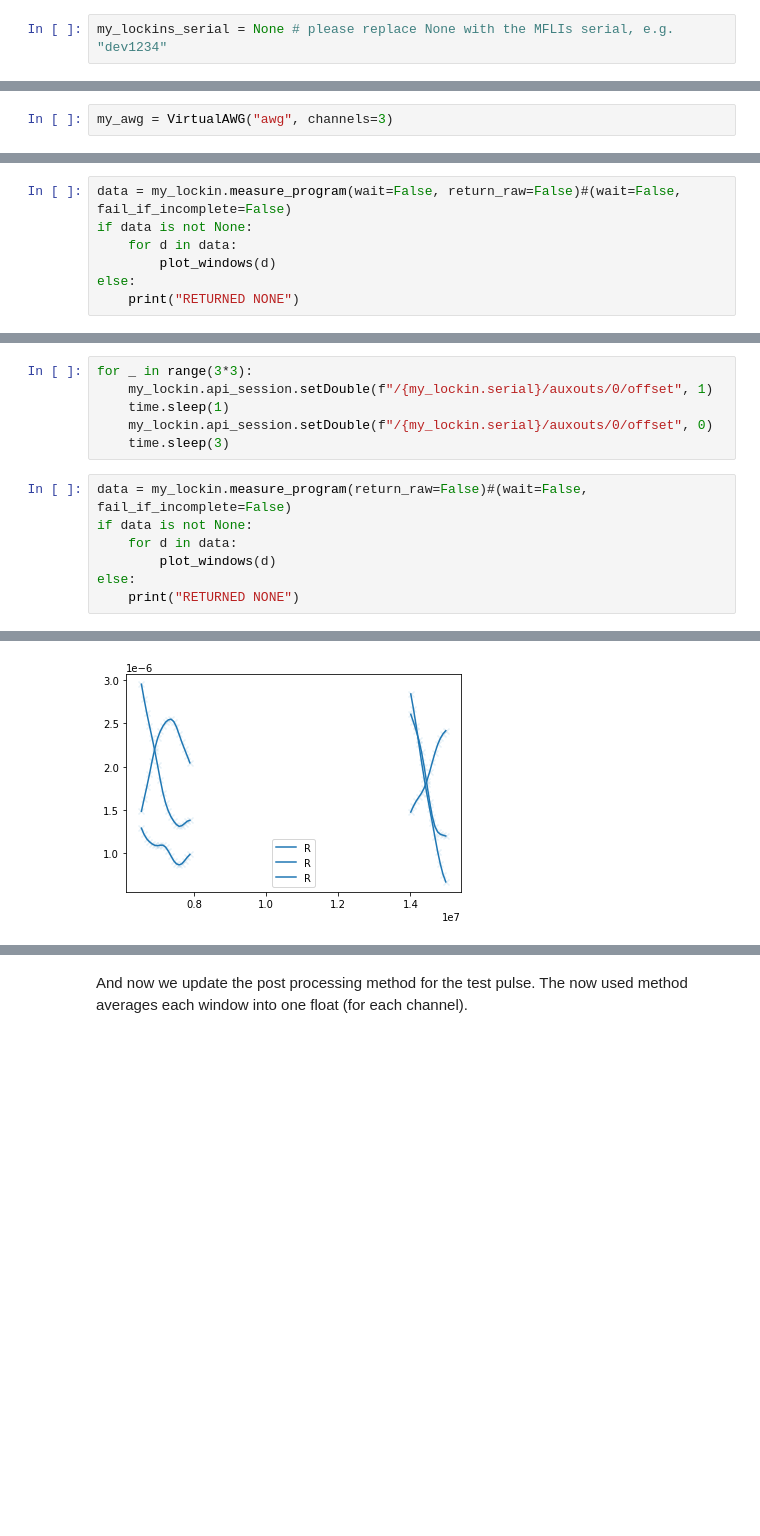
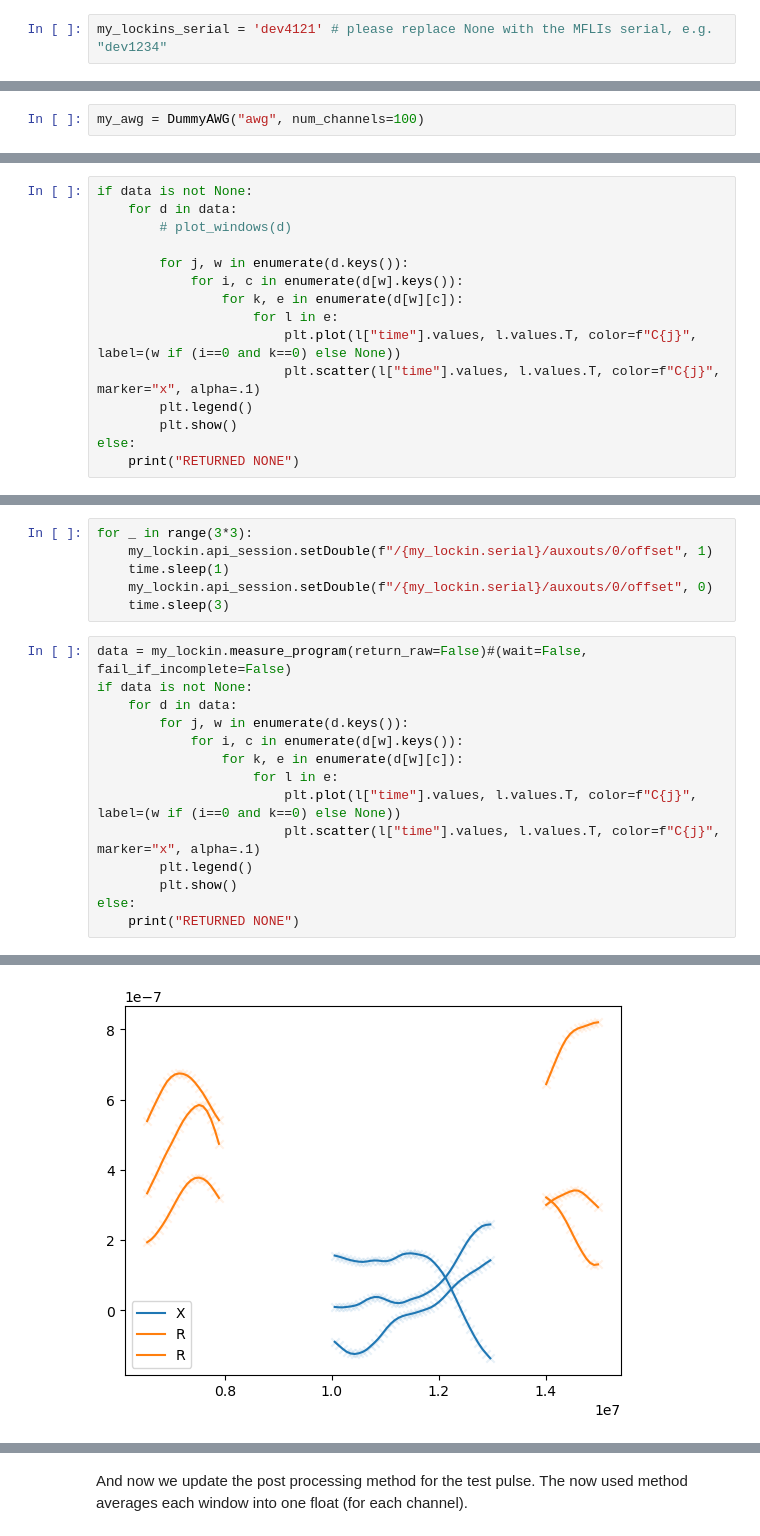
Before and after one commit to qutech/qupulse-mfli, a Jupyter notebook: examples/zurich_instruments_lockin_mfli_daq.ipynb, the cells around one changed output, grey strips where cells are left out. Cells and saved outputs as stored; diff of their text form; blank space fills up the shorter version.

````diff
--- a/examples/zurich_instruments_lockin_mfli_daq.ipynb
+++ b/examples/zurich_instruments_lockin_mfli_daq.ipynb
@@ -24,7 +24,7 @@ import zhinst.ziPython as zi
 # %% [markdown]
 Please replace ```None``` in the next cell with the serial string of your MFLI. E.g. something in the form of ```"dev1234"```.
 # %%
-my_lockins_serial = None # please replace None with the MFLIs serial, e.g. "dev1234"
+my_lockins_serial = 'dev4121' # please replace None with the MFLIs serial, e.g. "dev1234"
 # %%
 assert my_lockins_serial is not None, "Please save the MFLIs serial string in my_lockins_serial"
 my_lockin = MFLIDAQ.connect_to(device_serial=my_lockins_serial)
@@ -205,7 +203,7 @@ from qupulse.hardware.setup import HardwareSetup, MeasurementMask, PlaybackChann
 # %% [markdown]
 As we also have a pulse, that contains some outputs, a virtual awg is used.
 # %%
-my_awg = VirtualAWG("awg", channels=3)
+my_awg = DummyAWG("awg", num_channels=100)
 # %% [markdown]
 The ```HardwareSetup``` is the central qupulse object that contains all devices for this setup.
 # %%
@@ -344,8 +382,16 @@ And then we read some data back from the device.
 # %%
-data = my_lockin.measure_program(wait=False, return_raw=False)#(wait=False, fail_if_incomplete=False)
 if data is not None:
     for d in data:
-        plot_windows(d)
+        # plot_windows(d)
+
+        for j, w in enumerate(d.keys()):
+            for i, c in enumerate(d[w].keys()):
+                for k, e in enumerate(d[w][c]):
+                    for l in e:
+                        plt.plot(l["time"].values, l.values.T, color=f"C{j}", label=(w if (i==0 and k==0) else None))
+                        plt.scatter(l["time"].values, l.values.T, color=f"C{j}", marker="x", alpha=.1)
+        plt.legend()
+        plt.show()
 else:
     print("RETURNED NONE")
 # %% [output]
@@ -380,7 +443,14 @@ for _ in range(3*3):
 data = my_lockin.measure_program(return_raw=False)#(wait=False, fail_if_incomplete=False)
 if data is not None:
     for d in data:
-        plot_windows(d)
+        for j, w in enumerate(d.keys()):
+            for i, c in enumerate(d[w].keys()):
+                for k, e in enumerate(d[w][c]):
+                    for l in e:
+                        plt.plot(l["time"].values, l.values.T, color=f"C{j}", label=(w if (i==0 and k==0) else None))
+                        plt.scatter(l["time"].values, l.values.T, color=f"C{j}", marker="x", alpha=.1)
+        plt.legend()
+        plt.show()
 else:
     print("RETURNED NONE")
 # %% [output]
@@ -387 +474 @@ else:
-[figure, old version]
+[figure, new version]
````
Also changed, not shown: parts of 15 cells of this notebook, 1 other file.
